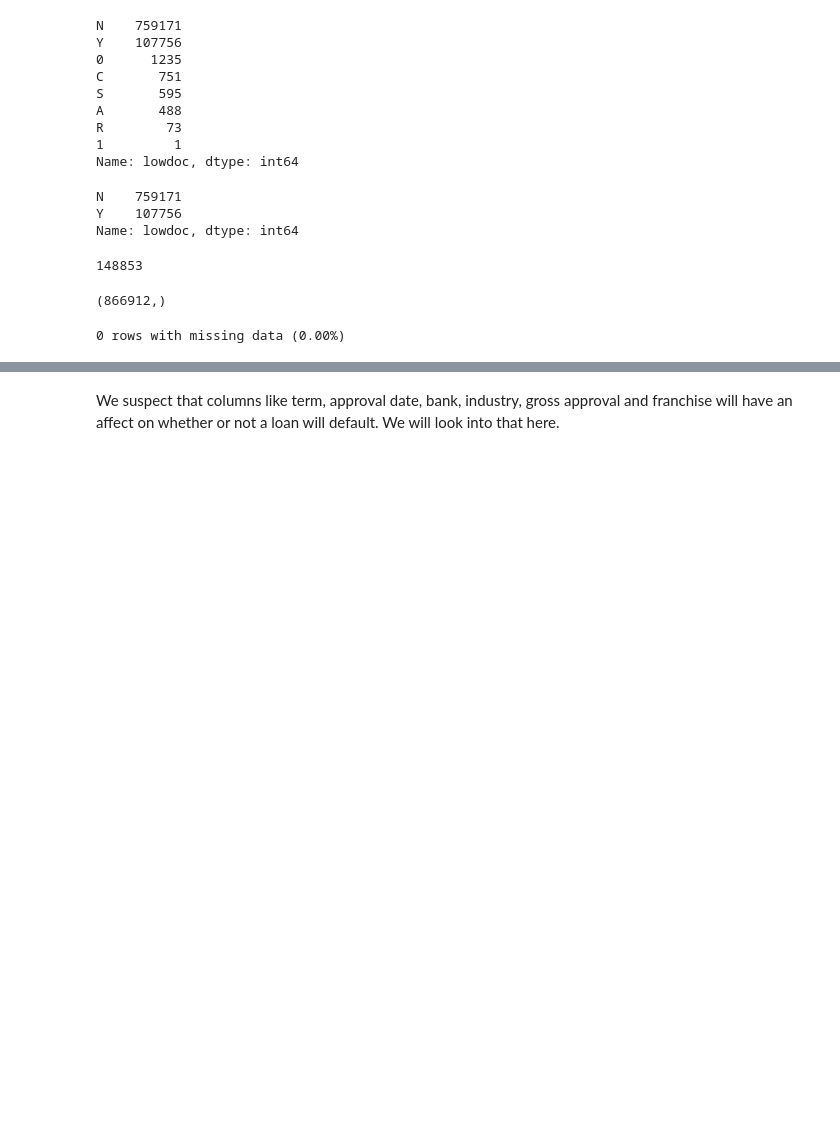
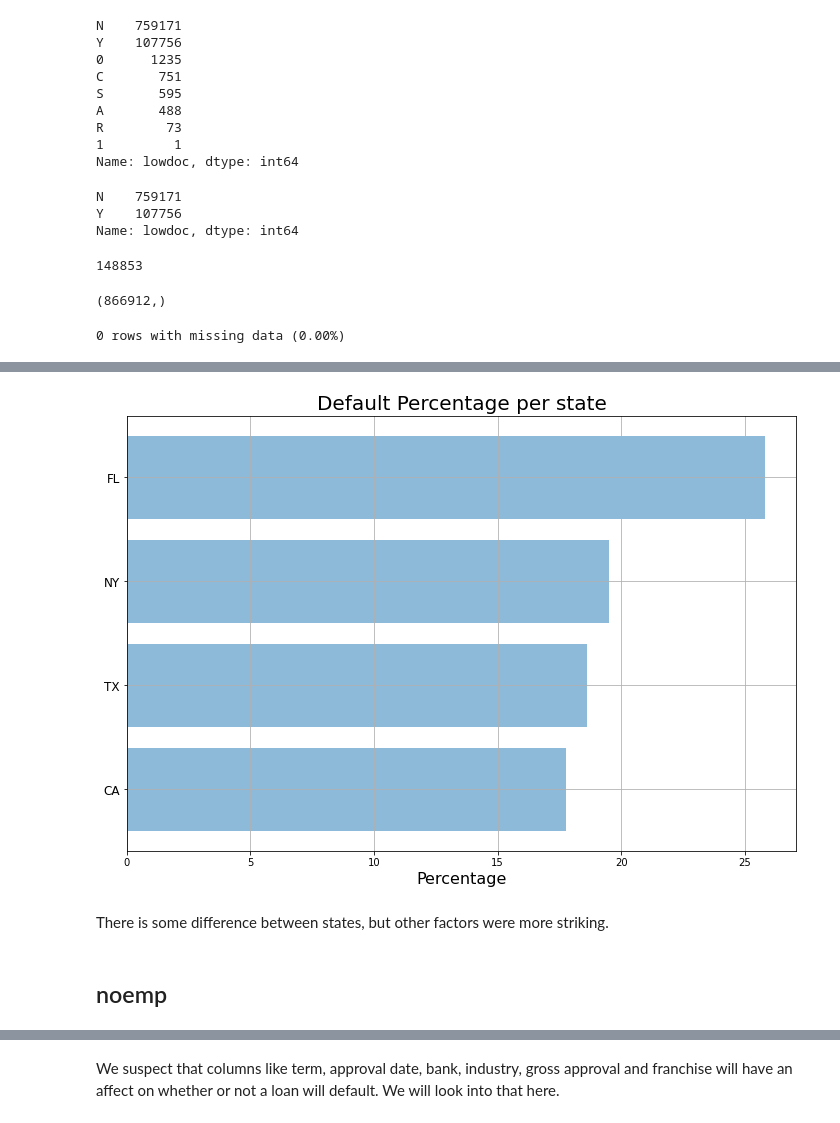
Before and after one commit to mallen-11/SBAloan-default-model, a Jupyter notebook: notebooks/SmallBusinessLoans.ipynb, the cells around one changed output, grey strips where cells are left out. Saved outputs shown, nothing was run; the diff lists cells and outputs as text; code cells hidden in the pictures; blank space fills up the shorter version.

```diff
--- a/notebooks/SmallBusinessLoans.ipynb
+++ b/notebooks/SmallBusinessLoans.ipynb
@@ -713,0 +765,8 @@ df.to_csv(drive_dir + 'clean_data.csv', index = False)
+# %%
+loc_analysis(column='state')
+# %% [output]
+[figure, added]
+# %% [markdown]
+There is some difference between states, but other factors were more striking.
+# %% [markdown]
+## noemp
```
Also changed, not shown: parts of 85 cells of this notebook.
